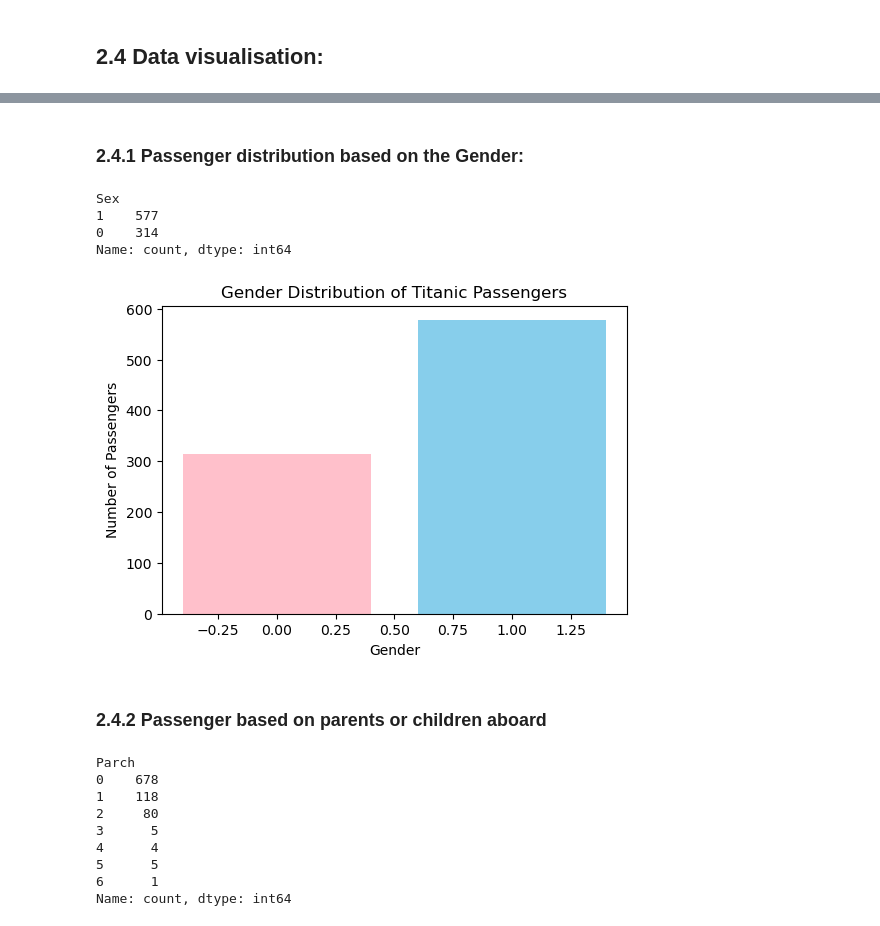
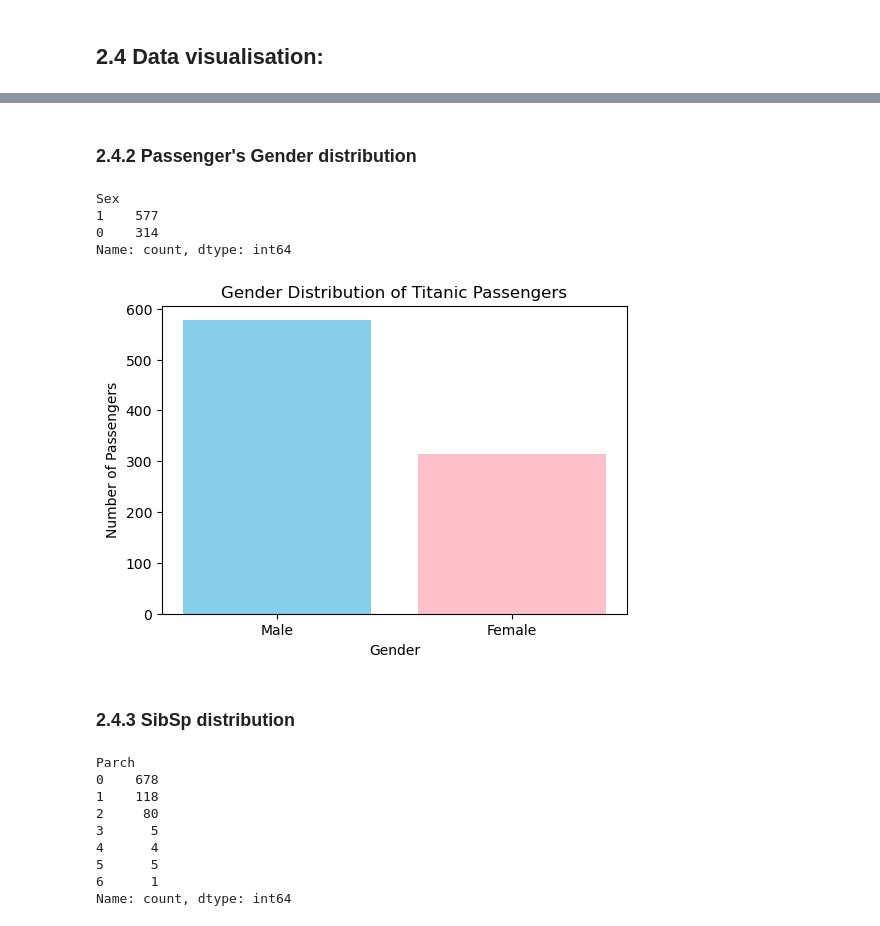
Before and after one commit to ImadElMaftouhi/codsoft, a Jupyter notebook: TITANIC SURVIVAL PREDICTION/main.ipynb, the cells around one changed output, grey strips where cells are left out. Cells and saved outputs as stored; diff of their text form; code cells hidden in the pictures.

```diff
--- a/TITANIC SURVIVAL PREDICTION/main.ipynb
+++ b/TITANIC SURVIVAL PREDICTION/main.ipynb
@@ -722,5 +726,5 @@ plt.show()
 # %% [markdown]
-### 2.4.1 Passenger distribution based on the Gender:
+### 2.4.2 Passenger's Gender distribution
 # %%
 sex_dist = df["Sex"].value_counts()
 print(sex_dist)
@@ -731,17 +735,18 @@ Sex
 Name: count, dtype: int64
 # %%
 plt.figure(figsize=(6, 4)) # Setting the figure size
-plt.bar(x=sex_dist.index, height=sex_dist, color=('skyblue', 'pink')) # Create bar chart
+
+plt.bar(x=['Male', 'Female'], height=sex_dist, color=('skyblue', 'pink')) # Create bar chart
 # Add labels and title
 plt.xlabel('Gender')
 plt.ylabel('Number of Passengers')
 plt.title('Gender Distribution of Titanic Passengers')
 # Show plot
 plt.show()
 # %% [output]
-[figure, old version]
+[figure, new version]
-# %% [markdown]
-### 2.4.2 Passenger based on parents or children aboard
+# %% [markdown]
+### 2.4.3 SibSp distribution
 # %%
 parch_count = df['Parch'].value_counts().sort_index()
 print(parch_count)
```
Also changed, not shown: parts of 18 cells of this notebook, 1 other file.
